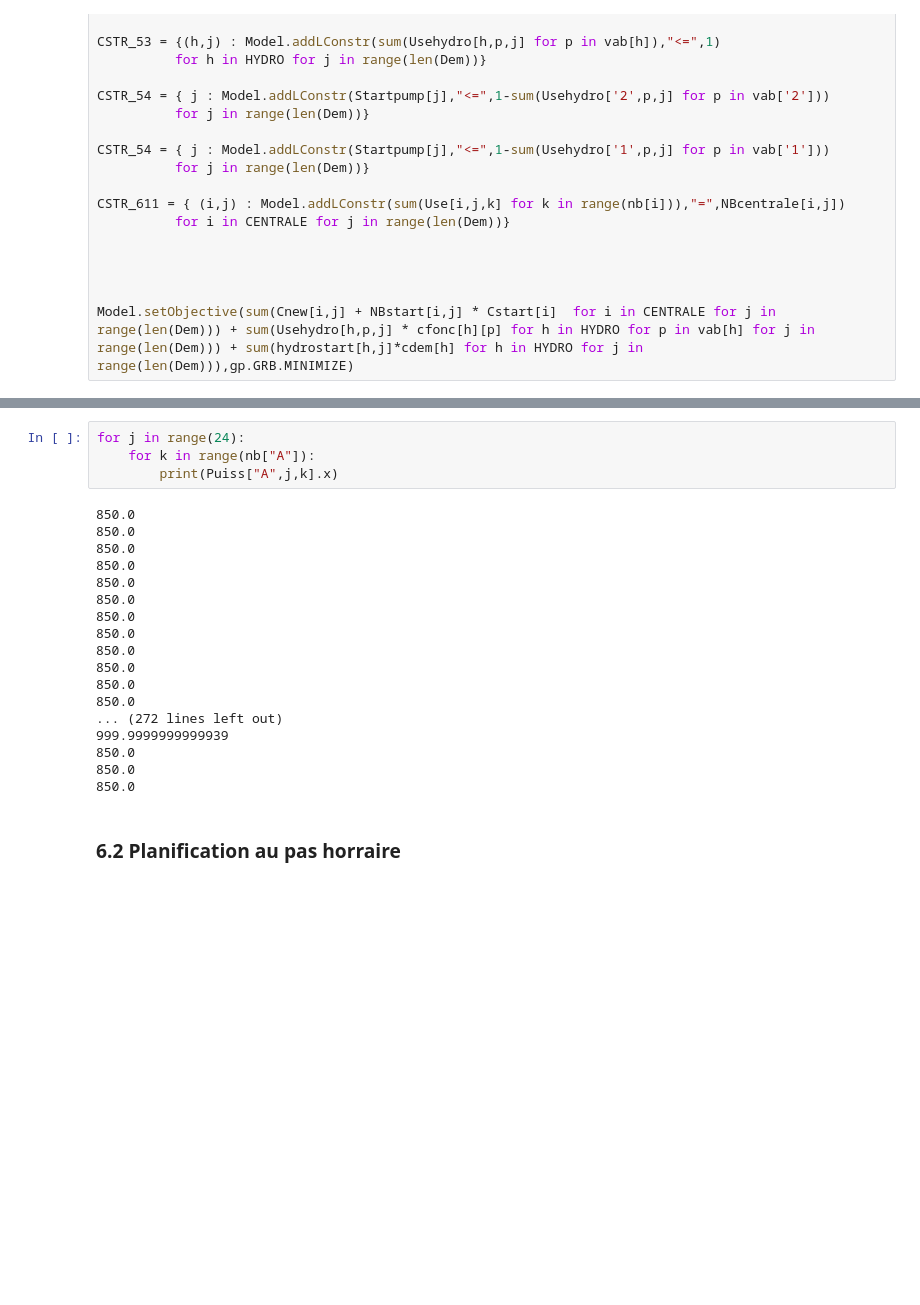
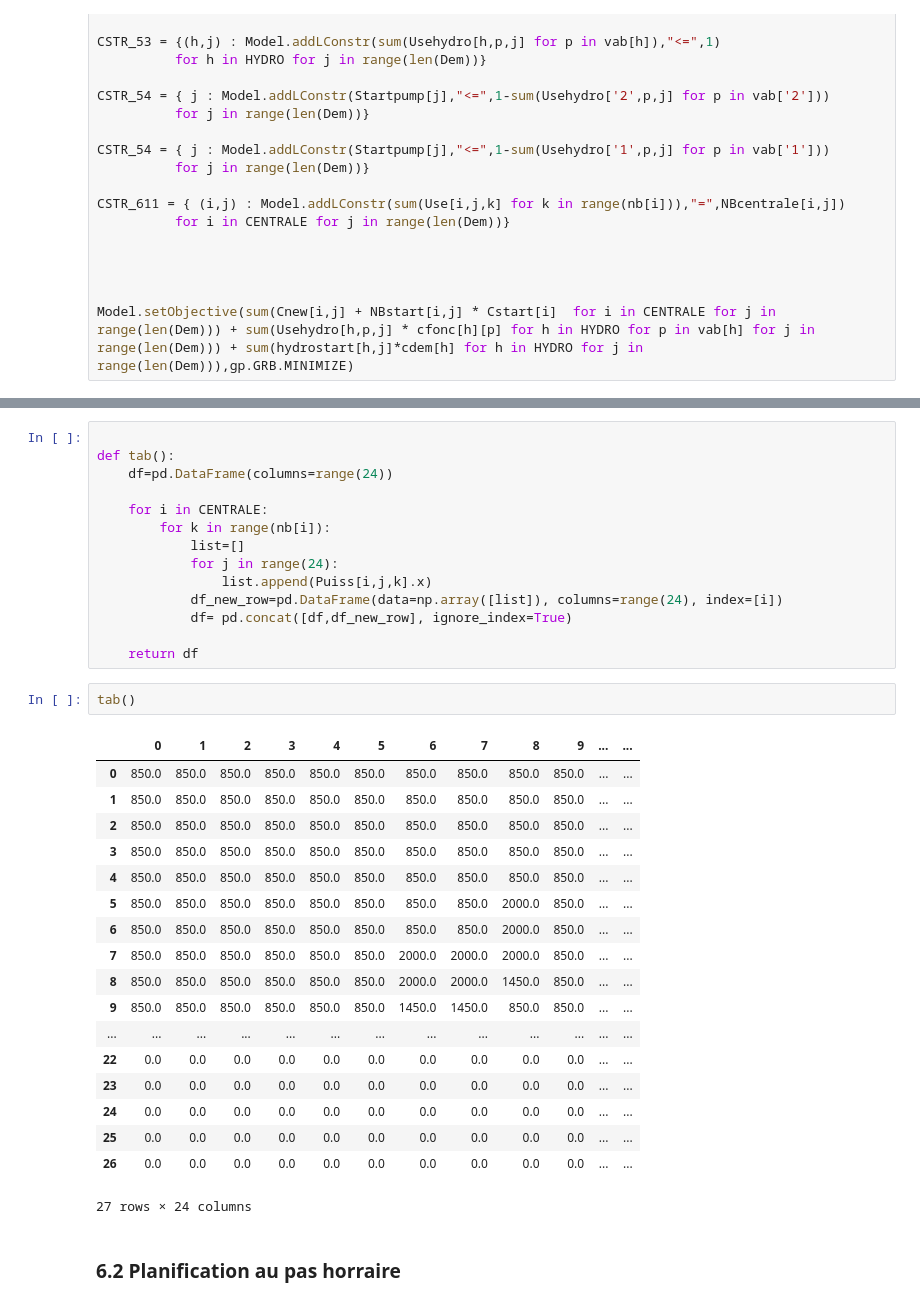
Before and after one commit to ValentinLassaigne/LP, a Jupyter notebook: Projet Optim Lineaire.ipynb, the cells around one changed output, grey strips where cells are left out. Drawn from its saved outputs; the diff is of its cells as text; blank space fills up the shorter version.

```diff
--- a/Projet Optim Lineaire.ipynb
+++ b/Projet Optim Lineaire.ipynb
@@ -1435,28 +1435,41 @@ Solution count 10: 987021 987025 987050 ... 988040
 
 Optimal solution found (tolerance 1.00e-04)
 Best objective 9.870210000000e+05, best bound 9.869907728422e+05, gap 0.0031%
-# %%
-for j in range(24):
-    for k in range(nb["A"]):
-        print(Puiss["A",j,k].x)
-# %% [output]
-850.0
-850.0
-850.0
-850.0
-850.0
-850.0
-850.0
-850.0
-850.0
-850.0
-850.0
-850.0
-... (272 lines left out)
-999.9999999999939
-850.0
-850.0
-850.0
+# %%
+
+def tab():
+    df=pd.DataFrame(columns=range(24))
+
+    for i in CENTRALE:
+        for k in range(nb[i]):
+            list=[]
+            for j in range(24):
+                list.append(Puiss[i,j,k].x)
+            df_new_row=pd.DataFrame(data=np.array([list]), columns=range(24), index=[i])
+            df= pd.concat([df,df_new_row], ignore_index=True)
+
+    return df
+# %%
+tab()
+# %% [output]
+|  | 0 | 1 | 2 | 3 | 4 | 5 | 6 | 7 | 8 | 9 | ... | ... |
+| 0 | 850.0 | 850.0 | 850.0 | 850.0 | 850.0 | 850.0 | 850.0 | 850.0 | 850.0 | 850.0 | ... | ... |
+| 1 | 850.0 | 850.0 | 850.0 | 850.0 | 850.0 | 850.0 | 850.0 | 850.0 | 850.0 | 850.0 | ... | ... |
+| 2 | 850.0 | 850.0 | 850.0 | 850.0 | 850.0 | 850.0 | 850.0 | 850.0 | 850.0 | 850.0 | ... | ... |
+| 3 | 850.0 | 850.0 | 850.0 | 850.0 | 850.0 | 850.0 | 850.0 | 850.0 | 850.0 | 850.0 | ... | ... |
+| 4 | 850.0 | 850.0 | 850.0 | 850.0 | 850.0 | 850.0 | 850.0 | 850.0 | 850.0 | 850.0 | ... | ... |
+| 5 | 850.0 | 850.0 | 850.0 | 850.0 | 850.0 | 850.0 | 850.0 | 850.0 | 2000.0 | 850.0 | ... | ... |
+| 6 | 850.0 | 850.0 | 850.0 | 850.0 | 850.0 | 850.0 | 850.0 | 850.0 | 2000.0 | 850.0 | ... | ... |
+| 7 | 850.0 | 850.0 | 850.0 | 850.0 | 850.0 | 850.0 | 2000.0 | 2000.0 | 2000.0 | 850.0 | ... | ... |
+| 8 | 850.0 | 850.0 | 850.0 | 850.0 | 850.0 | 850.0 | 2000.0 | 2000.0 | 1450.0 | 850.0 | ... | ... |
+| 9 | 850.0 | 850.0 | 850.0 | 850.0 | 850.0 | 850.0 | 1450.0 | 1450.0 | 850.0 | 850.0 | ... | ... |
+| ... | ... | ... | ... | ... | ... | ... | ... | ... | ... | ... | ... | ... |
+| 22 | 0.0 | 0.0 | 0.0 | 0.0 | 0.0 | 0.0 | 0.0 | 0.0 | 0.0 | 0.0 | ... | ... |
+| 23 | 0.0 | 0.0 | 0.0 | 0.0 | 0.0 | 0.0 | 0.0 | 0.0 | 0.0 | 0.0 | ... | ... |
+| 24 | 0.0 | 0.0 | 0.0 | 0.0 | 0.0 | 0.0 | 0.0 | 0.0 | 0.0 | 0.0 | ... | ... |
+| 25 | 0.0 | 0.0 | 0.0 | 0.0 | 0.0 | 0.0 | 0.0 | 0.0 | 0.0 | 0.0 | ... | ... |
+| 26 | 0.0 | 0.0 | 0.0 | 0.0 | 0.0 | 0.0 | 0.0 | 0.0 | 0.0 | 0.0 | ... | ... |
+27 rows × 24 columns
 # %% [markdown]
 ### 6.2 Planification au pas horraire
 # %% [markdown]
```
Also changed, not shown: parts of 13 cells of this notebook.
